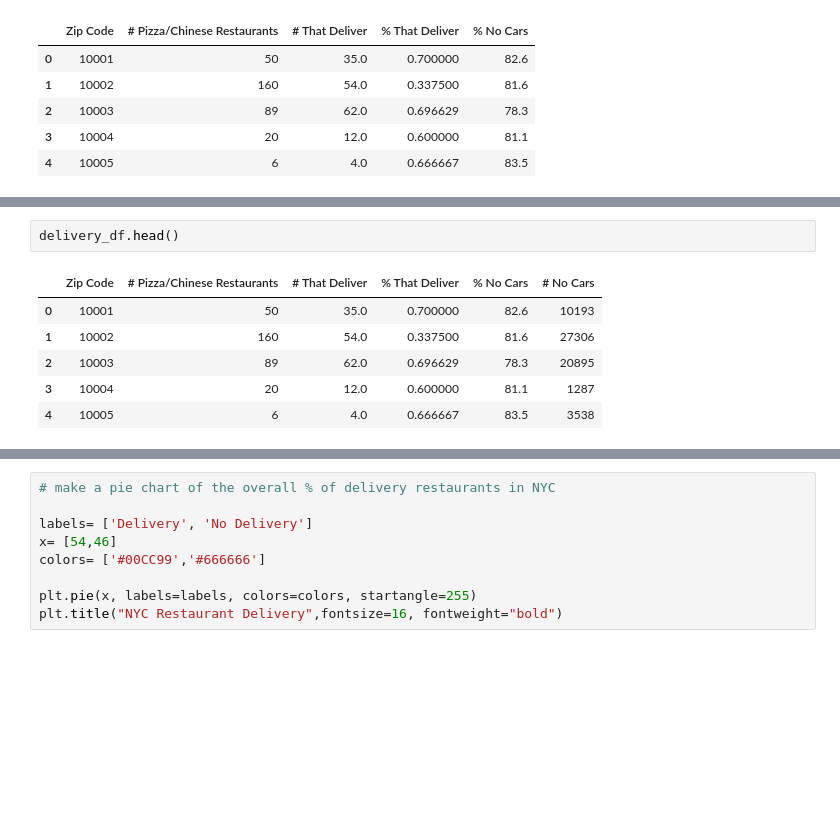
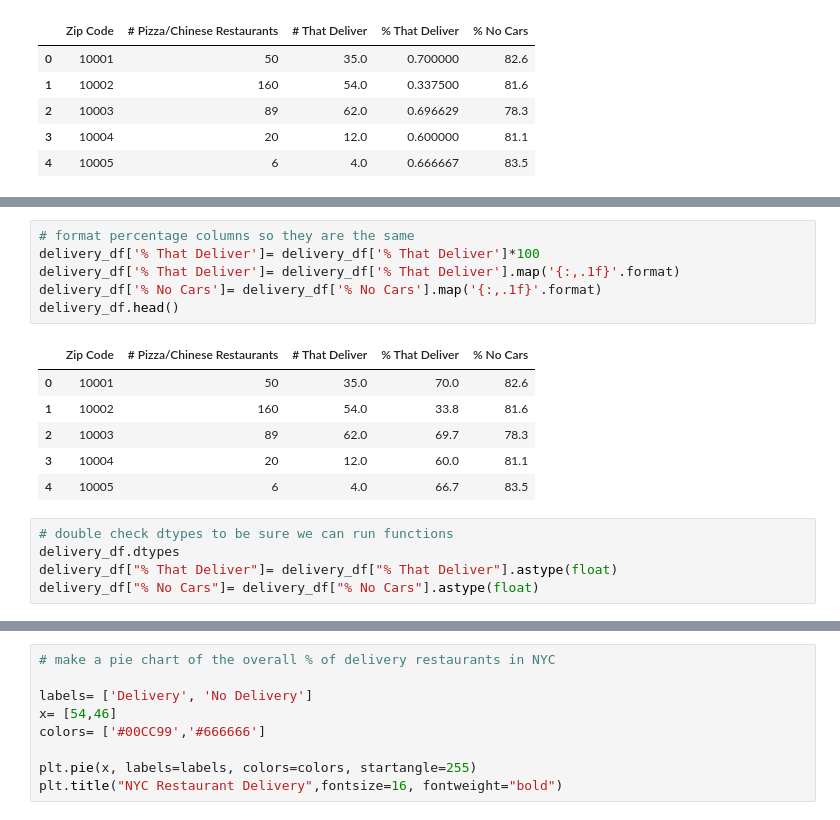
Before and after one commit to Karlasalome/group8-project1, a Jupyter notebook: Delivery Pie Charts.ipynb, the cells around one changed output, grey strips where cells are left out. Drawn from its saved outputs; the diff is of its cells as text; blank space fills up the shorter version.

```diff
--- a/Delivery Pie Charts.ipynb
+++ b/Delivery Pie Charts.ipynb
@@ -65,12 +22,21 @@ Finding demo data for zip code: 11697
-# %%
-delivery_df.head()
-# %% [output]
-|  | Zip Code | # Pizza/Chinese Restaurants | # That Deliver | % That Deliver | % No Cars | # No Cars |
-| 0 | 10001 | 50 | 35.0 | 0.700000 | 82.6 | 10193 |
-| 1 | 10002 | 160 | 54.0 | 0.337500 | 81.6 | 27306 |
-| 2 | 10003 | 89 | 62.0 | 0.696629 | 78.3 | 20895 |
-| 3 | 10004 | 20 | 12.0 | 0.600000 | 81.1 | 1287 |
-| 4 | 10005 | 6 | 4.0 | 0.666667 | 83.5 | 3538 |
+# %%
+# format percentage columns so they are the same
+delivery_df['% That Deliver']= delivery_df['% That Deliver']*100
+delivery_df['% That Deliver']= delivery_df['% That Deliver'].map('{:,.1f}'.format)
+delivery_df['% No Cars']= delivery_df['% No Cars'].map('{:,.1f}'.format)
+delivery_df.head()
+# %% [output]
+|  | Zip Code | # Pizza/Chinese Restaurants | # That Deliver | % That Deliver | % No Cars |
+| 0 | 10001 | 50 | 35.0 | 70.0 | 82.6 |
+| 1 | 10002 | 160 | 54.0 | 33.8 | 81.6 |
+| 2 | 10003 | 89 | 62.0 | 69.7 | 78.3 |
+| 3 | 10004 | 20 | 12.0 | 60.0 | 81.1 |
+| 4 | 10005 | 6 | 4.0 | 66.7 | 83.5 |
+# %%
+# double check dtypes to be sure we can run functions
+delivery_df.dtypes
+delivery_df["% That Deliver"]= delivery_df["% That Deliver"].astype(float)
+delivery_df["% No Cars"]= delivery_df["% No Cars"].astype(float)
 # %%
 # find the avg % delivery and avg % no cars
 delivery_df.mean()
```
Also changed, not shown: parts of 5 cells of this notebook, 1 other file.
